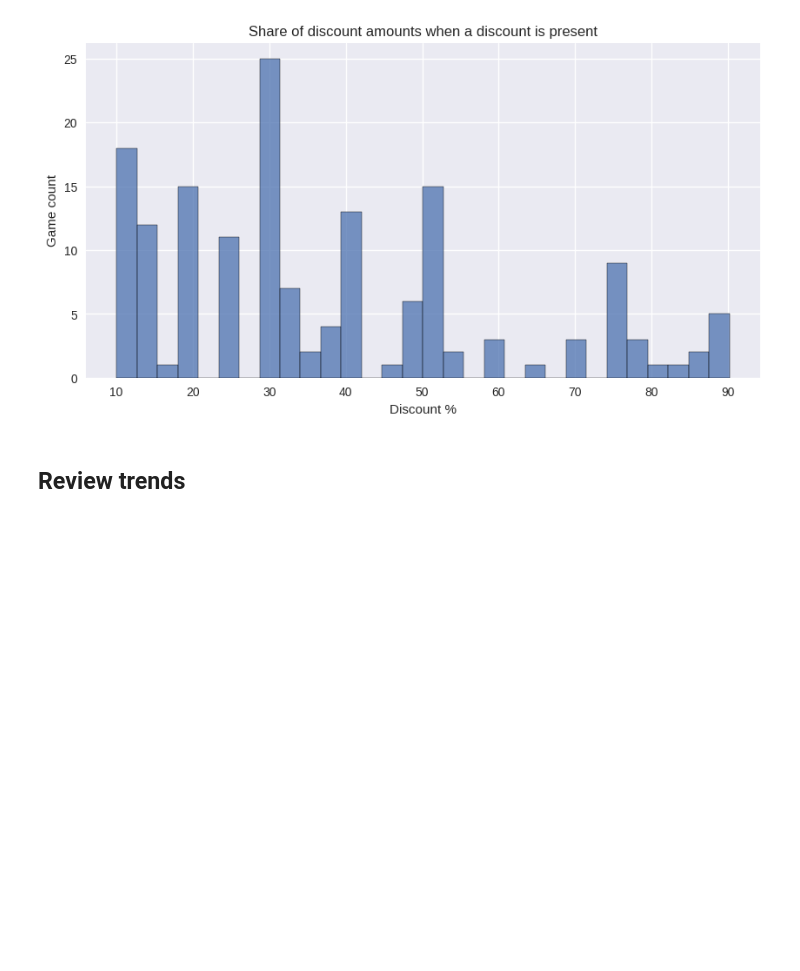
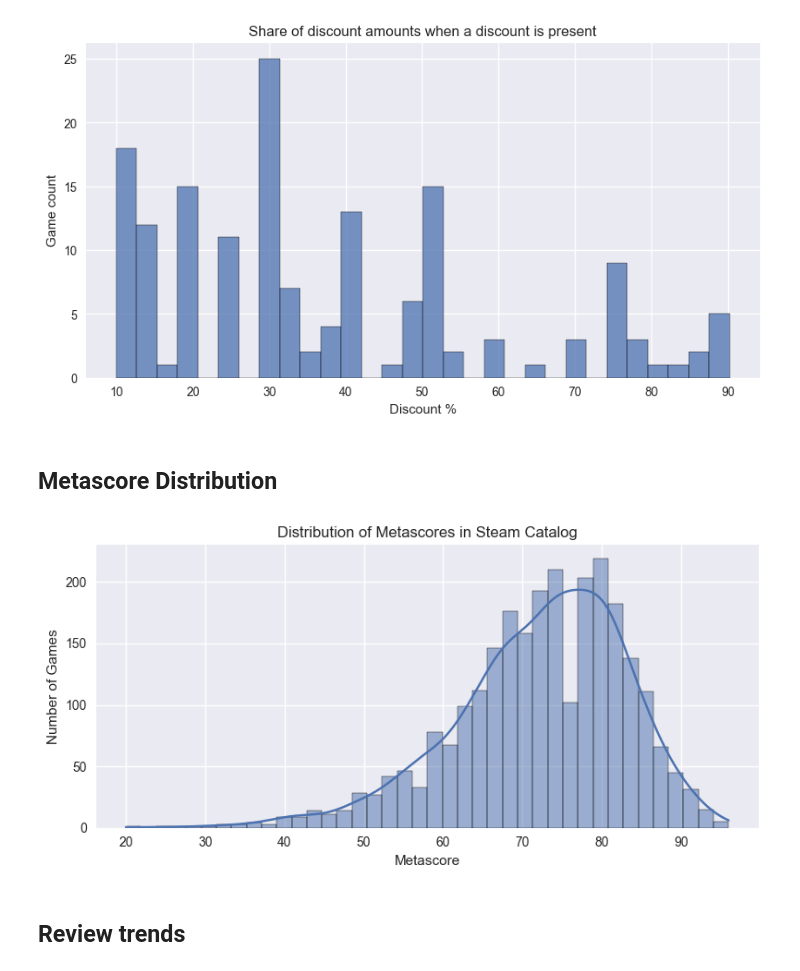
Before and after one commit to Yin-Y-M/CSE-158-Assignment-2, a Jupyter notebook: recommend.ipynb, the cells around one changed output. Saved outputs shown, nothing was run; the diff lists cells and outputs as text; code cells hidden in the pictures; blank space fills up the shorter version.

Commit message:
Adding EDA plot for metascore

```diff
--- a/recommend.ipynb
+++ b/recommend.ipynb
@@ -172,6 +172,18 @@ ax.set_ylabel('Game count')
 plt.show()
 # %% [output]
 [figure]
+# %% [markdown]
+## Metascore Distribution
+# %%
+fig, ax = plt.subplots(figsize=(8, 4))
+sns.histplot(df['metascore'].dropna(), bins=40, kde=True, ax=ax)
+ax.set_title('Distribution of Metascores in Steam Catalog')
+ax.set_xlabel('Metascore')
+ax.set_ylabel('Number of Games')
+plt.tight_layout()
+plt.show()
+# %% [output]
+[figure, added]
 # %% [markdown]
 ## Review trends
 # %%
```
Also changed, not shown: parts of 5 cells of this notebook, 1 other file.
